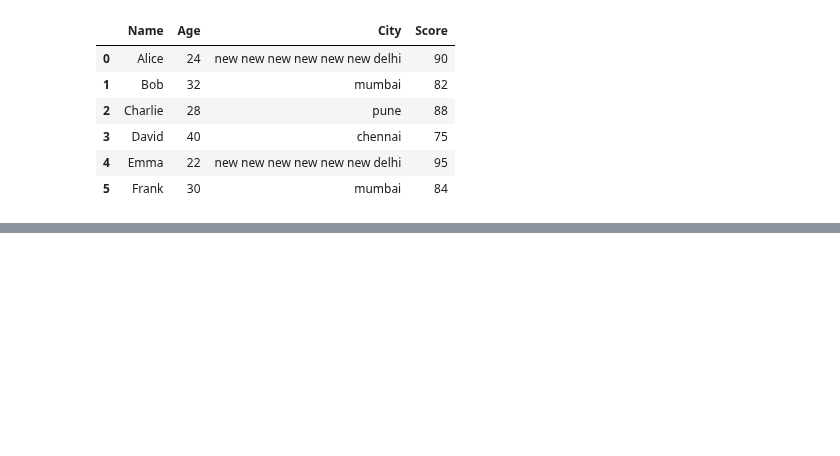
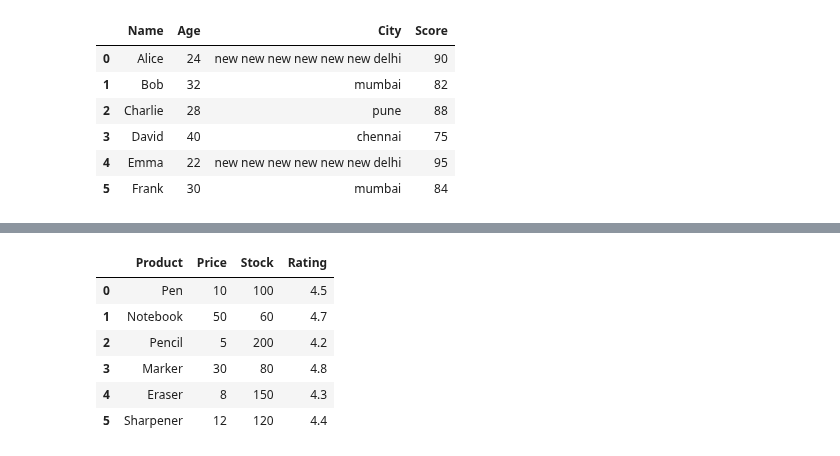
Before and after one commit to sh1vam31/Complete_DataScience, a Jupyter notebook: Pandas.ipynb, the cells around one changed output, grey strips where cells are left out. Drawn from its saved outputs; the diff is of its cells as text; code cells hidden in the pictures; blank space fills up the shorter version.

```diff
--- a/Pandas.ipynb
+++ b/Pandas.ipynb
@@ -764,0 +771,19 @@ s
+# %%
+import pandas as pd
+data = {
+    "Product": ["Pen", "Notebook", "Pencil", "Marker", "Eraser", "Sharpener"],
+    "Price": [10, 50, 5, 30, 8, 12],
+    "Stock": [100, 60, 200, 80, 150, 120],
+    "Rating": [4.5, 4.7, 4.2, 4.8, 4.3, 4.4]
+}
+
+df = pd.DataFrame(data)
+df
+# %% [output]
+|  | Product | Price | Stock | Rating |
+| 0 | Pen | 10 | 100 | 4.5 |
+| 1 | Notebook | 50 | 60 | 4.7 |
+| 2 | Pencil | 5 | 200 | 4.2 |
+| 3 | Marker | 30 | 80 | 4.8 |
+| 4 | Eraser | 8 | 150 | 4.3 |
+| 5 | Sharpener | 12 | 120 | 4.4 |
```
Also changed, not shown: parts of 17 cells of this notebook.
